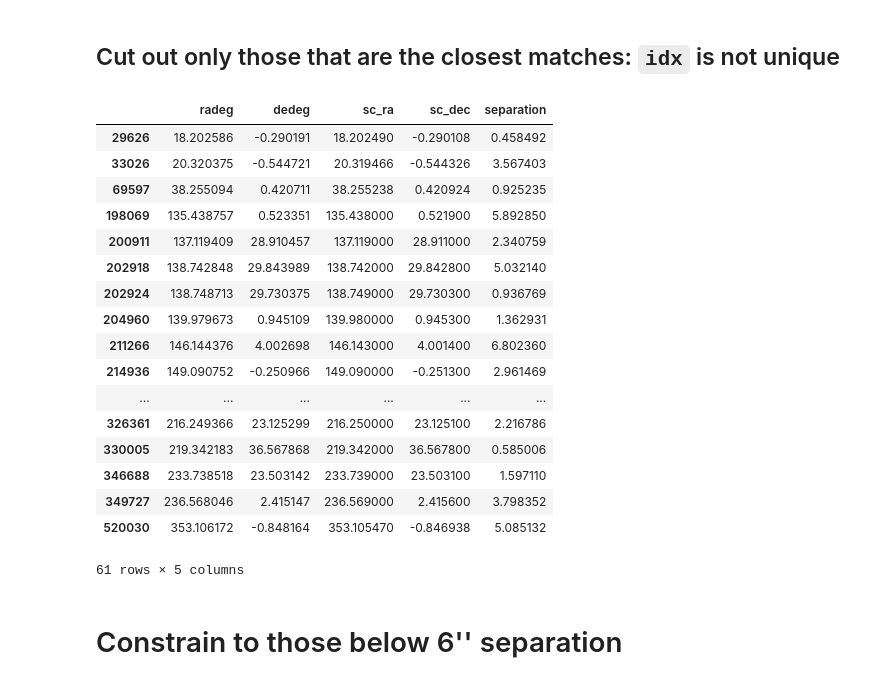
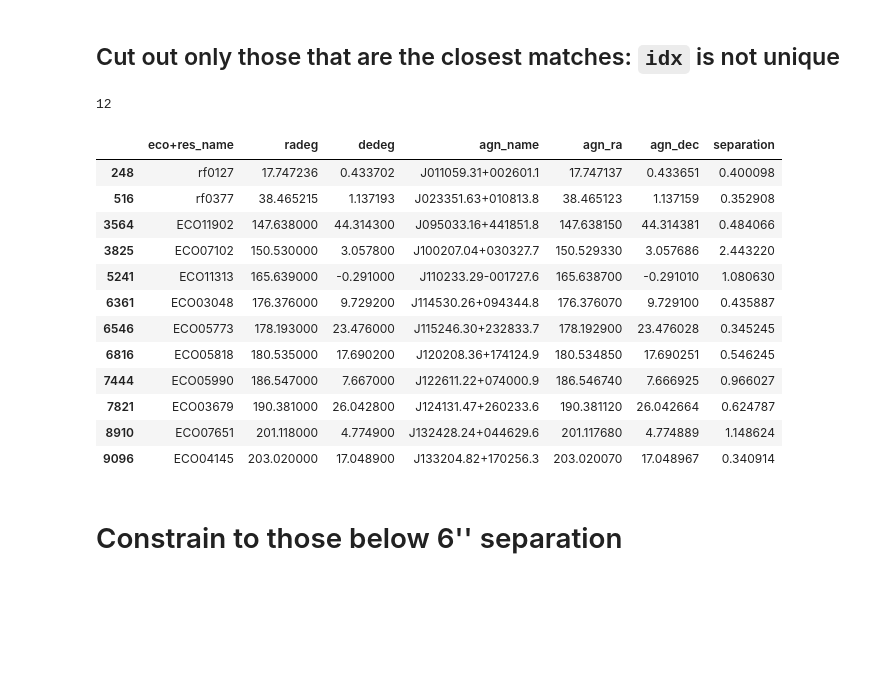
Before and after one commit to mugdhapolimera/xray, a Jupyter notebook: catalog_matching/coordinate_matching.ipynb, the cells around one changed output. Saved outputs shown, nothing was run; the diff lists cells and outputs as text; code cells hidden in the pictures; blank space fills up the shorter version.

```diff
--- a/catalog_matching/coordinate_matching.ipynb
+++ b/catalog_matching/coordinate_matching.ipynb
@@ -133,8 +145,8 @@ def find_closest_matches(scatalog, pcatalog, idx, d2d):
             # minv[0] in scatalog.
             # Now, append the items of interest to the new dataframe.
 
-            newdf.append([pcatalog.ra.value[place], pcatalog.dec.value[place], scatalog.ra.value[index],
-                            scatalog.dec.value[index], d2d[index].arcsec])
+            newdf.append([sdf.name[index], scatalog.ra.value[index], scatalog.dec.value[index],
+                          pdf.Name[place], pcatalog.ra.value[place], pcatalog.dec.value[place], d2d[index].arcsec])
 
                           #pz[place], sz[index],
                          #sdss_mags["u"][index], sdss_mags["g"][index], sdss_mags["r"][index],
@@ -145,28 +157,7 @@ def find_closest_matches(scatalog, pcatalog, idx, d2d):
     #          "sdss_absmagg", "sdss_absmagr", "sdss_absmagi", "sdss_absmagz",
     #          "bessell_absmagU", "bessell_absmagB", "bessell_absmagV", "bessell_absmagR", "bessell_absmagI",
     #         "specName"]
-    cnames = ["radeg", "dedeg", "sc_ra", "sc_dec", "separation"]
+    cnames = ["eco+res_name", "radeg", "dedeg","agn_name", "agn_ra", "agn_dec", "separation"]
     return pd.DataFrame(newdf, columns = cnames)
 # %%
 matched = find_closest_matches(scatalog, pcatalog, idx, d2d)
-# %%
-matched[matched.sc_ra != -99.0][matched.separation < 7]
-# %% [output]
-|  | radeg | dedeg | sc_ra | sc_dec | separation |
-| 29626 | 18.202586 | -0.290191 | 18.202490 | -0.290108 | 0.458492 |
-| 33026 | 20.320375 | -0.544721 | 20.319466 | -0.544326 | 3.567403 |
-| 69597 | 38.255094 | 0.420711 | 38.255238 | 0.420924 | 0.925235 |
-| 198069 | 135.438757 | 0.523351 | 135.438000 | 0.521900 | 5.892850 |
-| 200911 | 137.119409 | 28.910457 | 137.119000 | 28.911000 | 2.340759 |
-| 202918 | 138.742848 | 29.843989 | 138.742000 | 29.842800 | 5.032140 |
-| 202924 | 138.748713 | 29.730375 | 138.749000 | 29.730300 | 0.936769 |
-| 204960 | 139.979673 | 0.945109 | 139.980000 | 0.945300 | 1.362931 |
-| 211266 | 146.144376 | 4.002698 | 146.143000 | 4.001400 | 6.802360 |
-| 214936 | 149.090752 | -0.250966 | 149.090000 | -0.251300 | 2.961469 |
-| ... | ... | ... | ... | ... | ... |
-| 326361 | 216.249366 | 23.125299 | 216.250000 | 23.125100 | 2.216786 |
-| 330005 | 219.342183 | 36.567868 | 219.342000 | 36.567800 | 0.585006 |
-| 346688 | 233.738518 | 23.503142 | 233.739000 | 23.503100 | 1.597110 |
-| 349727 | 236.568046 | 2.415147 | 236.569000 | 2.415600 | 3.798352 |
-| 520030 | 353.106172 | -0.848164 | 353.105470 | -0.846938 | 5.085132 |
-61 rows × 5 columns
@@ -174,0 +164,19 @@ matched.to_csv("merged_photz_specz_voicevstcat.csv", index=False)
+# %%
+print (len(matched[matched.agn_ra != -99.0][matched.separation < 7]))
+matched = matched[matched.agn_ra != -99.0][matched.separation < 7]
+matched
+# %% [output]
+12
+|  | eco+res_name | radeg | dedeg | agn_name | agn_ra | agn_dec | separation |
+| 248 | rf0127 | 17.747236 | 0.433702 | J011059.31+002601.1 | 17.747137 | 0.433651 | 0.400098 |
+| 516 | rf0377 | 38.465215 | 1.137193 | J023351.63+010813.8 | 38.465123 | 1.137159 | 0.352908 |
+| 3564 | ECO11902 | 147.638000 | 44.314300 | J095033.16+441851.8 | 147.638150 | 44.314381 | 0.484066 |
+| 3825 | ECO07102 | 150.530000 | 3.057800 | J100207.04+030327.7 | 150.529330 | 3.057686 | 2.443220 |
+| 5241 | ECO11313 | 165.639000 | -0.291000 | J110233.29-001727.6 | 165.638700 | -0.291010 | 1.080630 |
+| 6361 | ECO03048 | 176.376000 | 9.729200 | J114530.26+094344.8 | 176.376070 | 9.729100 | 0.435887 |
+| 6546 | ECO05773 | 178.193000 | 23.476000 | J115246.30+232833.7 | 178.192900 | 23.476028 | 0.345245 |
+| 6816 | ECO05818 | 180.535000 | 17.690200 | J120208.36+174124.9 | 180.534850 | 17.690251 | 0.546245 |
+| 7444 | ECO05990 | 186.547000 | 7.667000 | J122611.22+074000.9 | 186.546740 | 7.666925 | 0.966027 |
+| 7821 | ECO03679 | 190.381000 | 26.042800 | J124131.47+260233.6 | 190.381120 | 26.042664 | 0.624787 |
+| 8910 | ECO07651 | 201.118000 | 4.774900 | J132428.24+044629.6 | 201.117680 | 4.774889 | 1.148624 |
+| 9096 | ECO04145 | 203.020000 | 17.048900 | J133204.82+170256.3 | 203.020070 | 17.048967 | 0.340914 |
```
Also changed, not shown: parts of 12 cells of this notebook, 4 other files.
